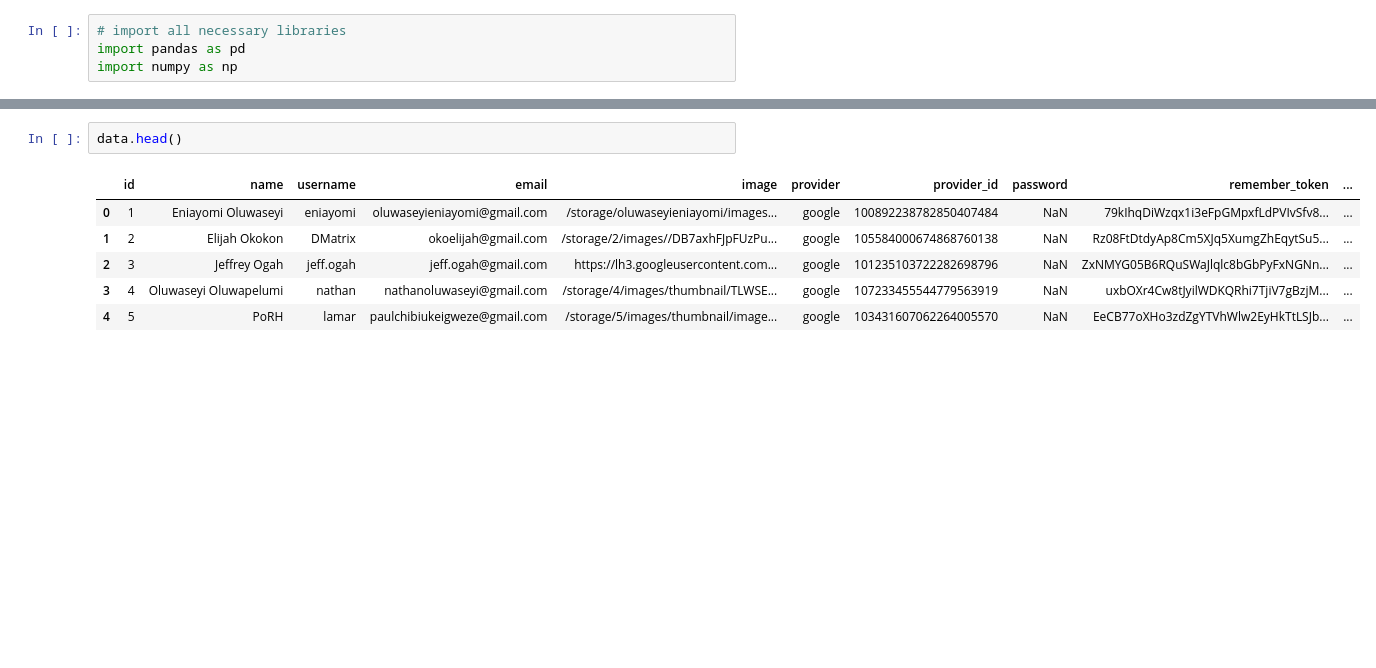
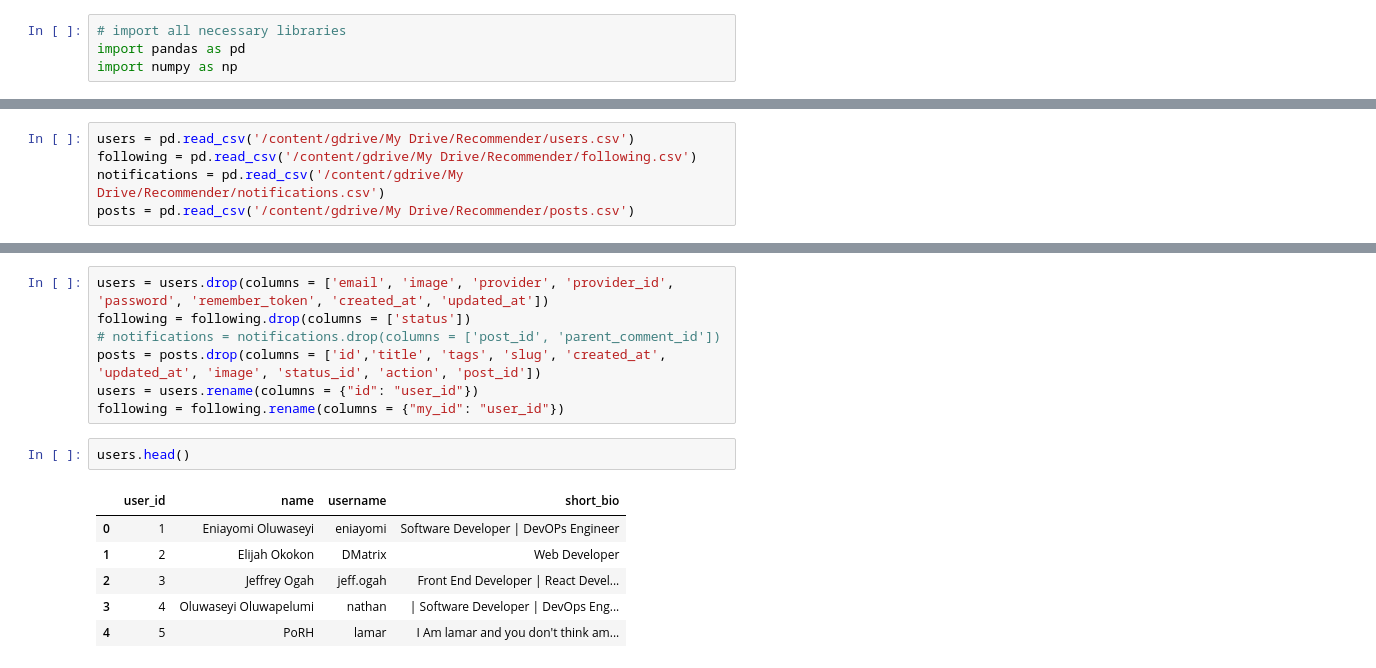
Before and after one commit to Asylcreek/Team_Swift_Recommender_System, a Jupyter notebook: Recommender_Model.ipynb, the cells around one changed output, grey strips where cells are left out. Cells and saved outputs as stored; diff of their text form; blank space fills up the shorter version.

```diff
--- a/Recommender_Model.ipynb
+++ b/Recommender_Model.ipynb
@@ -18,0 +13,5 @@ data = pd.read_csv('/content/gdrive/My Drive/Recommender/users.csv')
+# %%
+users = pd.read_csv('/content/gdrive/My Drive/Recommender/users.csv')
+following = pd.read_csv('/content/gdrive/My Drive/Recommender/following.csv')
+notifications = pd.read_csv('/content/gdrive/My Drive/Recommender/notifications.csv')
+posts = pd.read_csv('/content/gdrive/My Drive/Recommender/posts.csv')
@@ -19,9 +30,16 @@ data = pd.read_csv('/content/gdrive/My Drive/Recommender/users.csv')
+# %%
+users = users.drop(columns = ['email', 'image', 'provider', 'provider_id', 'password', 'remember_token', 'created_at', 'updated_at'])
+following = following.drop(columns = ['status'])
+# notifications = notifications.drop(columns = ['post_id', 'parent_comment_id'])
+posts = posts.drop(columns = ['id','title', 'tags', 'slug', 'created_at', 'updated_at', 'image', 'status_id', 'action', 'post_id'])
+users = users.rename(columns = {"id": "user_id"})
+following = following.rename(columns = {"my_id": "user_id"})
 # %%
-data.head()
+users.head()
 # %% [output]
-|  | id | name | username | email | image | provider | provider_id | password | remember_token | ... |
-| 0 | 1 | Eniayomi Oluwaseyi | eniayomi | oluwaseyieniayomi@gmail.com | /storage/oluwaseyieniayomi/images... | google | 100892238782850407484 | NaN | 79kIhqDiWzqx1i3eFpGMpxfLdPVIvSfv8... | ... |
-| 1 | 2 | Elijah Okokon | DMatrix | okoelijah@gmail.com | /storage/2/images//DB7axhFJpFUzPu... | google | 105584000674868760138 | NaN | Rz08FtDtdyAp8Cm5XJq5XumgZhEqytSu5... | ... |
-| 2 | 3 | Jeffrey Ogah | jeff.ogah | jeff.ogah@gmail.com | https://lh3.googleusercontent.com... | google | 101235103722282698796 | NaN | ZxNMYG05B6RQuSWaJlqlc8bGbPyFxNGNn... | ... |
-| 3 | 4 | Oluwaseyi Oluwapelumi | nathan | nathanoluwaseyi@gmail.com | /storage/4/images/thumbnail/TLWSE... | google | 107233455544779563919 | NaN | uxbOXr4Cw8tJyilWDKQRhi7TjiV7gBzjM... | ... |
-| 4 | 5 | PoRH | lamar | paulchibiukeigweze@gmail.com | /storage/5/images/thumbnail/image... | google | 103431607062264005570 | NaN | EeCB77oXHo3zdZgYTVhWlw2EyHkTtLSJb... | ... |
+|  | user_id | name | username | short_bio |
+| 0 | 1 | Eniayomi Oluwaseyi | eniayomi | Software Developer | DevOPs Engineer |
+| 1 | 2 | Elijah Okokon | DMatrix | Web Developer |
+| 2 | 3 | Jeffrey Ogah | jeff.ogah | Front End Developer | React Devel... |
+| 3 | 4 | Oluwaseyi Oluwapelumi | nathan | | Software Developer | DevOps Eng... |
+| 4 | 5 | PoRH | lamar | I Am lamar and you don't think am... |
```
Also changed, not shown: parts of 15 cells of this notebook.
